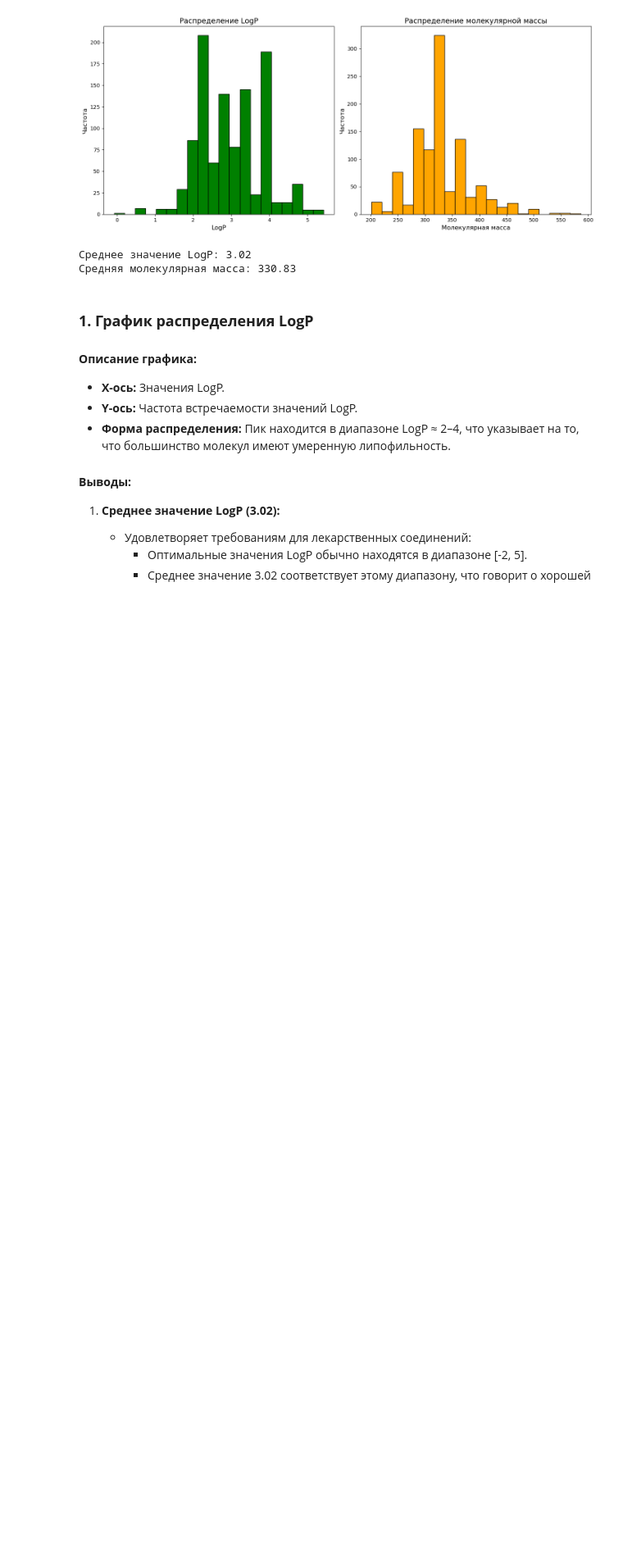
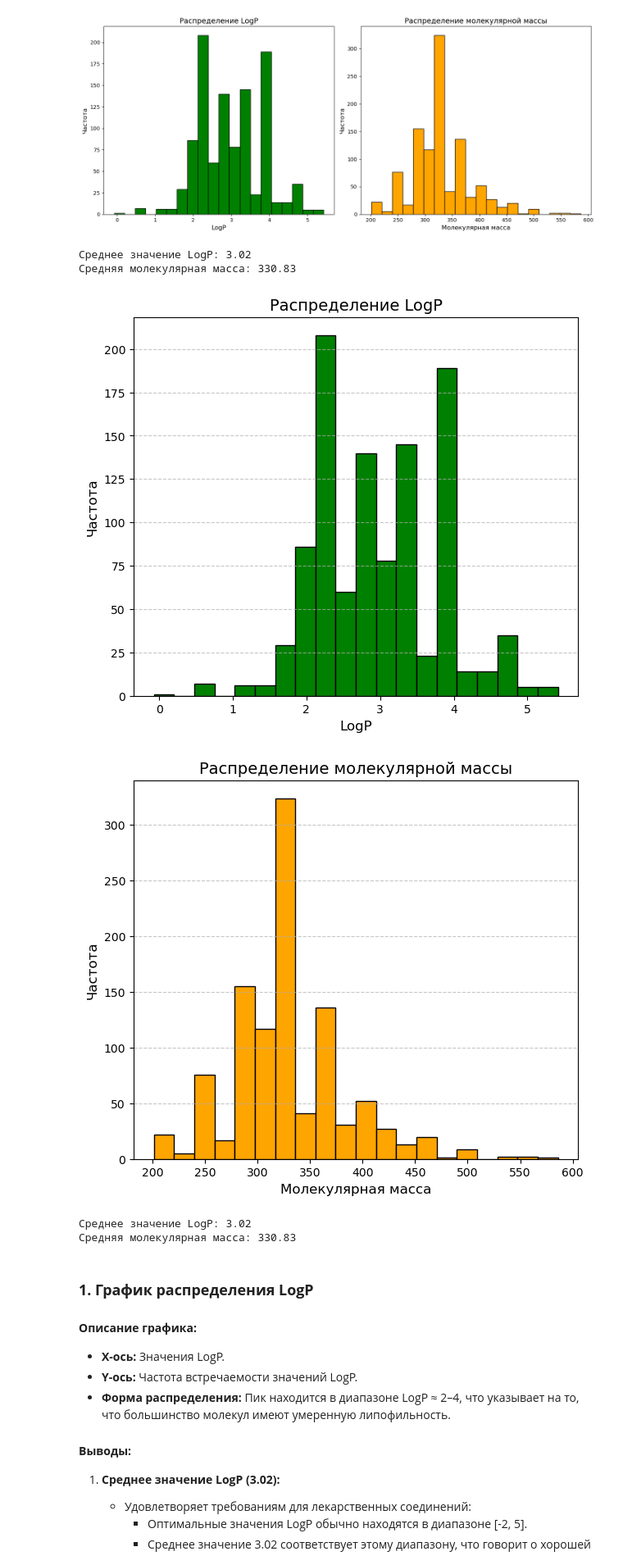
Before and after one commit to LisenKapusta/BioMol-Generator, a Jupyter notebook: data/analys/analys_bapulm_result.ipynb, the cells around one changed output. Shown at 82% size. Drawn from its saved outputs; the diff is of its cells as text; code cells hidden in the pictures; blank space fills up the shorter version.

```diff
--- a/data/analys/analys_bapulm_result.ipynb
+++ b/data/analys/analys_bapulm_result.ipynb
@@ -141,6 +142,41 @@ print(f"Средняя молекулярная масса: {mean_mw:.2f}")
 [figure]
 Среднее значение LogP: 3.02
 Средняя молекулярная масса: 330.83
+# %%
+# Применение функции к DataFrame
+df['Properties'] = df['ligand_smiles'].apply(calculate_properties)
+df['LogP'] = df['Properties'].apply(lambda x: x['LogP'])
+df['Molecular_Weight'] = df['Properties'].apply(lambda x: x['Molecular_Weight'])
+
+# График 1: Распределение LogP
+plt.figure(figsize=(7, 6))  # Размер первого графика
+plt.hist(df['LogP'].dropna(), bins=20, color='green', edgecolor='black')
+plt.title('Распределение LogP', fontsize=14)
+plt.xlabel('LogP', fontsize=12)
+plt.ylabel('Частота', fontsize=12)
+plt.grid(axis='y', linestyle='--', alpha=0.7)  # Добавление сетки
+plt.show()
+
+# График 2: Распределение молекулярной массы
+plt.figure(figsize=(7, 6))  # Размер второго графика
+plt.hist(df['Molecular_Weight'].dropna(), bins=20, color='orange', edgecolor='black')
+plt.title('Распределение молекулярной массы', fontsize=14)
+plt.xlabel('Молекулярная масса', fontsize=12)
+plt.ylabel('Частота', fontsize=12)
+plt.grid(axis='y', linestyle='--', alpha=0.7)  # Добавление сетки
+plt.show()
+
+# Статистика
+mean_logp = df['LogP'].mean()
+mean_mw = df['Molecular_Weight'].mean()
+
+print(f"Среднее значение LogP: {mean_logp:.2f}")
+print(f"Средняя молекулярная масса: {mean_mw:.2f}")
+# %% [output]
+[figure, added]
+[figure, added]
+Среднее значение LogP: 3.02
+Средняя молекулярная масса: 330.83
 # %% [markdown]
 ### **1. График распределения LogP**
 
```
Also changed, not shown: parts of 5 cells of this notebook.
